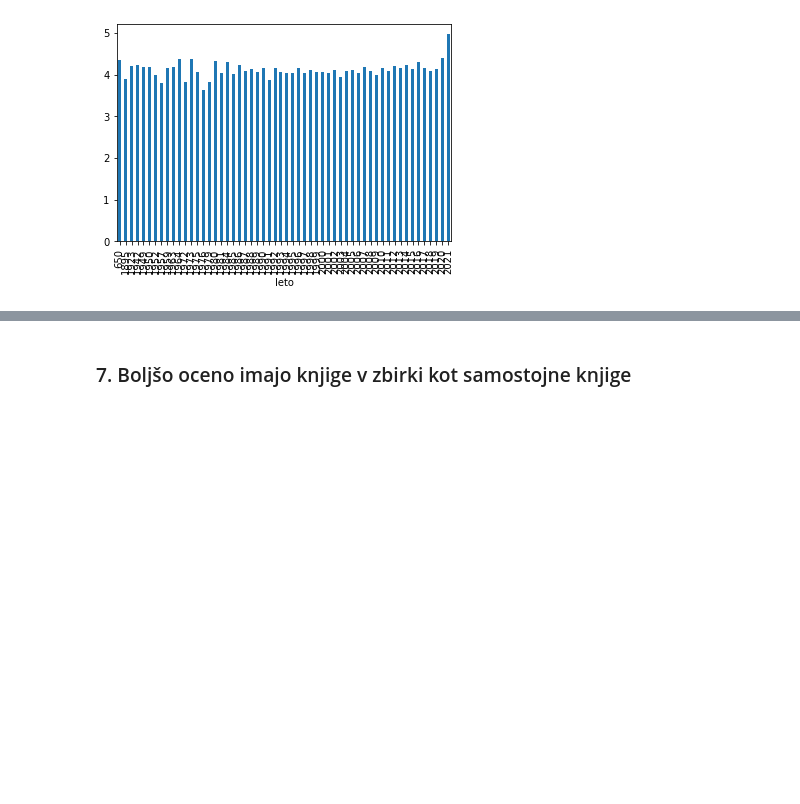
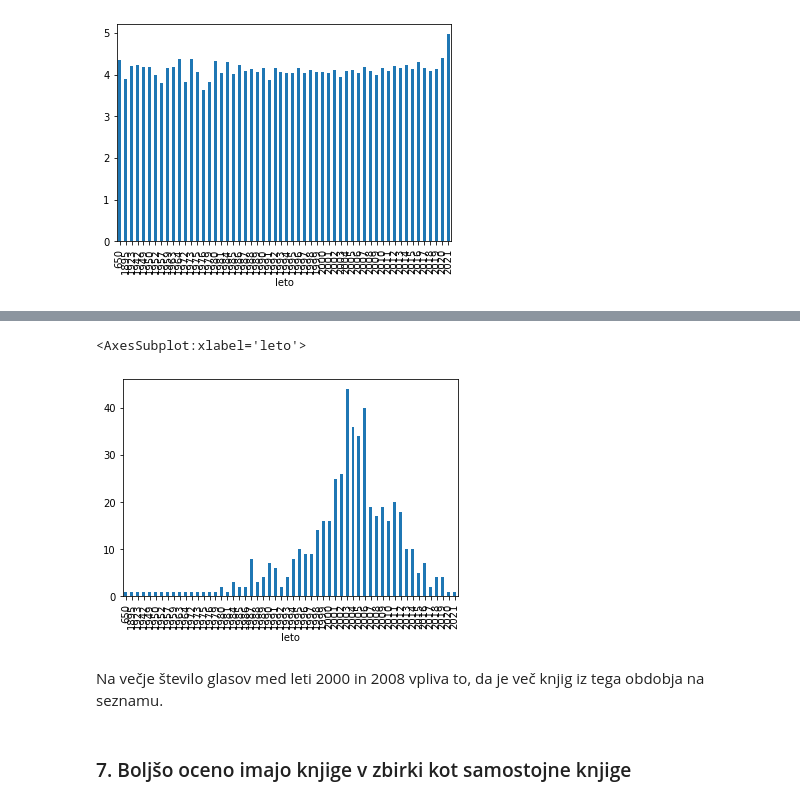
Before and after one commit to MozinaMateja/Najboljse-knjige, a Jupyter notebook: Analiza podatkov.ipynb, the cells around one changed output, grey strips where cells are left out. Drawn from its saved outputs; the diff is of its cells as text; code cells hidden in the pictures; blank space fills up the shorter version.

```diff
--- a/Analiza podatkov.ipynb
+++ b/Analiza podatkov.ipynb
@@ -224,0 +323,3 @@ knjige.groupby('leto').mean().ocena.plot.bar()
+# %%
+stevilo_knjig_na_leto = knjige.groupby('leto').size()
+stevilo_knjig_na_leto
@@ -225,3 +340,10 @@ knjige.groupby('leto').mean().ocena.plot.bar()
+# %%
+stevilo_knjig_na_leto.plot.bar()
+# %% [output]
+<AxesSubplot:xlabel='leto'>
+[figure, added]
+# %% [markdown]
+Na večje število glasov med leti 2000 in 2008 vpliva to, da je več knjig iz tega obdobja na seznamu.
 # %% [markdown]
 ### 7. Boljšo oceno imajo knjige v zbirki kot samostojne knjige
 # %% [markdown]
```
Also changed, not shown: parts of 22 cells of this notebook.
